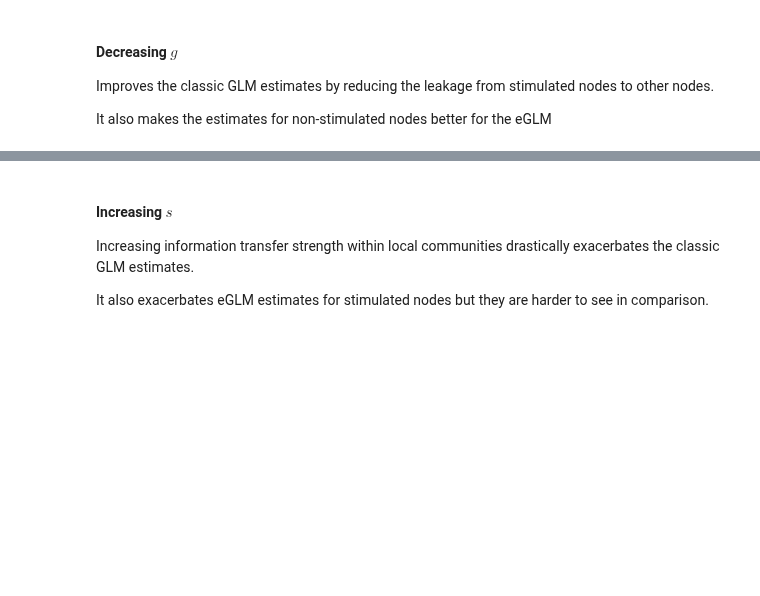
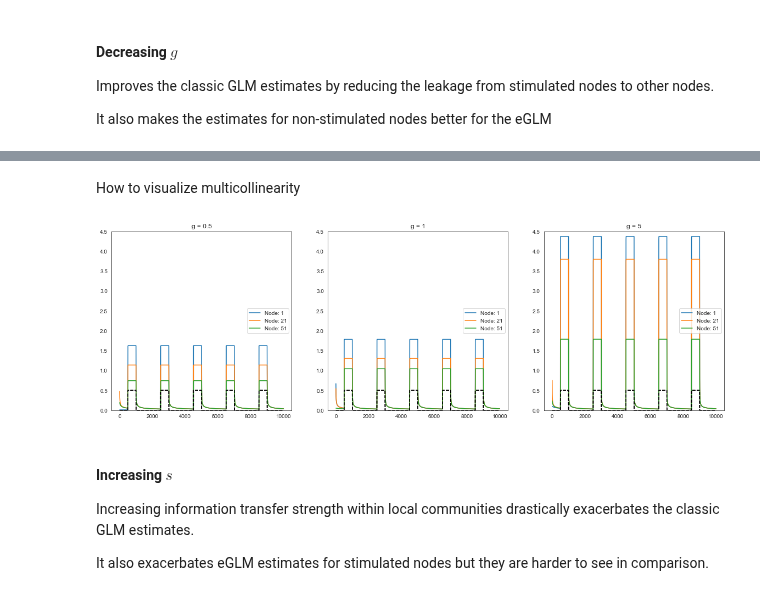
Before and after one commit to zenkavi/DevStudy_FmriNbs, a Jupyter notebook: notebooks/informationtransfermapping/TheoreticalResults/Zenkavi_Simulations/Extended_GLM_neural_network_level.ipynb, the cells around one changed output, grey strips where cells are left out. Cells and saved outputs as stored; diff of their text form; code cells hidden in the pictures; blank space fills up the shorter version.

```diff
--- a/notebooks/informationtransfermapping/TheoreticalResults/Zenkavi_Simulations/Extended_GLM_neural_network_level.ipynb
+++ b/notebooks/informationtransfermapping/TheoreticalResults/Zenkavi_Simulations/Extended_GLM_neural_network_level.ipynb
@@ -785,3 +785,26 @@ plot_sim_network_glm(data = new_sim, ucr_label="cGLM (g = .5)", ext_label="eGLM
+# %% [markdown]
+How to visualize multicollinearity
+# %%
+plt.rcParams["figure.figsize"][0] = 20
+plt.rcParams["figure.figsize"][1] = 6
+
+#stim node, non-stim hub node, non-stim local node
+plot_nodes = [1, 21, 51]
+x_len = td_stimtimes_0_5.shape[1]
+
+sims = [new_sim_g05, base_sim, new_sim_g5]
+titles = ['g = 0.5', 'g = 1', 'g = 5']
+fig, a = plt.subplots(1,3)
+
+for cur_node in plot_nodes:
+    for i, cur_sim in enumerate(sims):
+        a[i].plot(range(x_len), cur_sim['taskdata'][cur_node][:x_len], label = "Node: "+str(cur_node))
+        a[i].plot(range(x_len), td_stimtimes_0_5[0], '--', color = "black")
+        a[i].legend(loc = "center right")
+        a[i].set_title(titles[i])
+        a[i].set_ylim([0, 4.5])
+# %% [output]
+[figure, added]
 # %% [markdown]
 #### Increasing $s$
 
```
Also changed, not shown: parts of 11 cells of this notebook.
